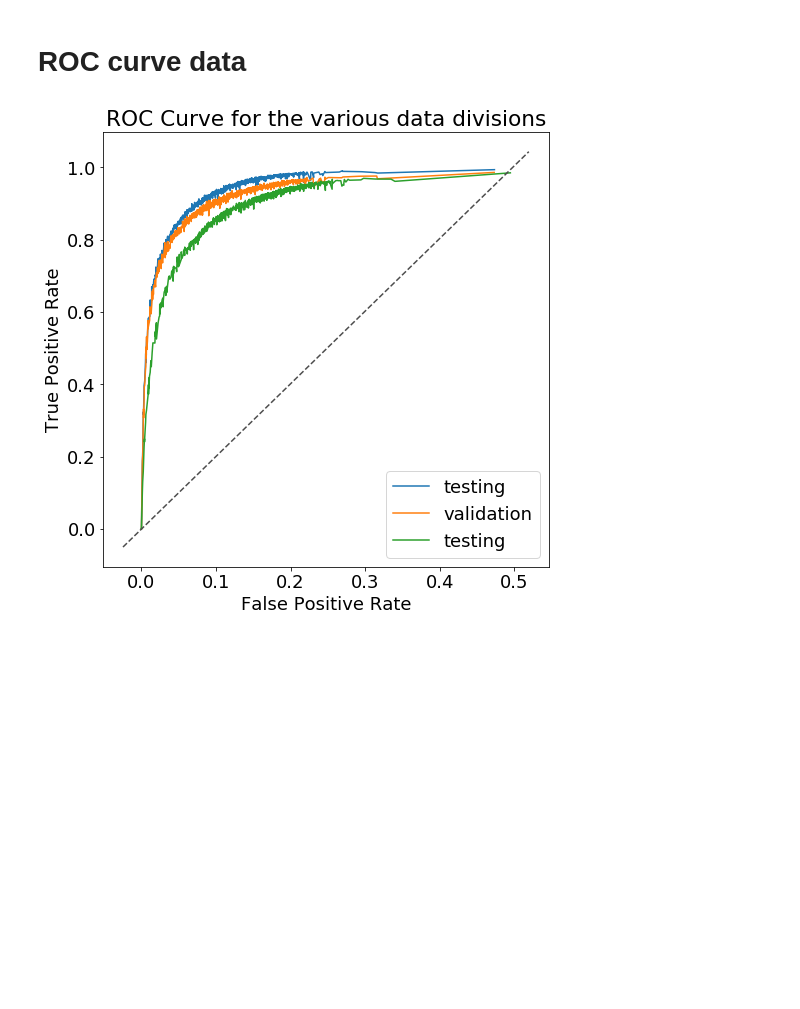
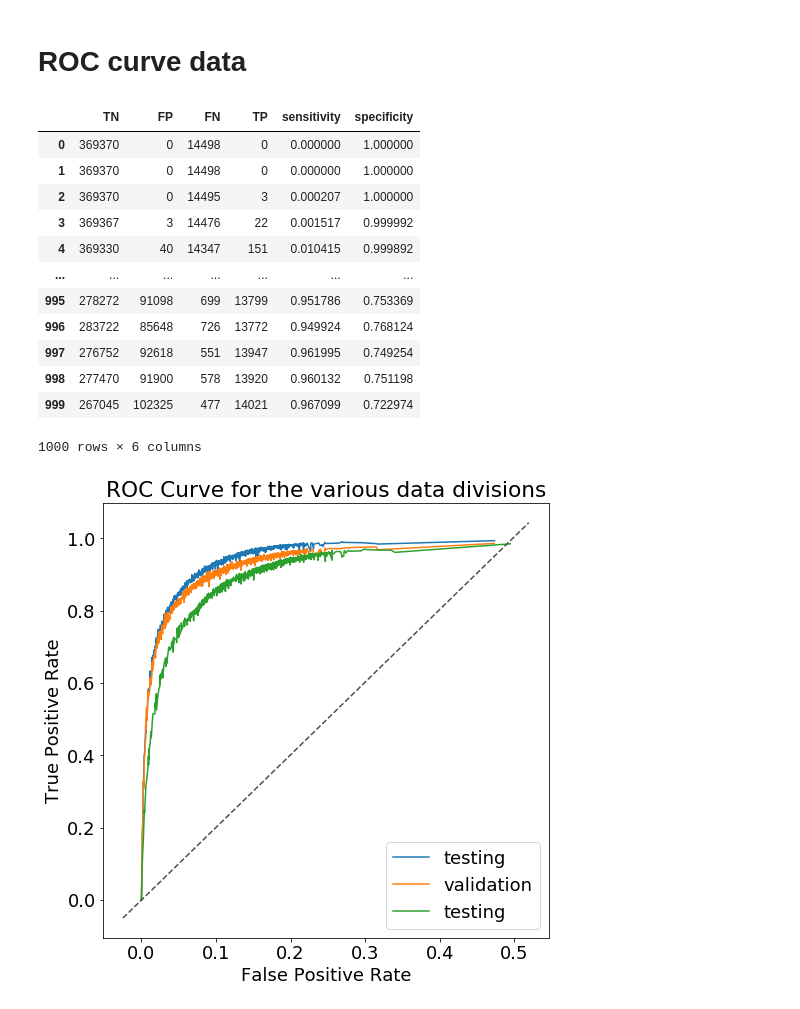
Before and after one commit to deprekate/CS273A-project, a Jupyter notebook: jupyter/plots_for_writeup.ipynb, the cells around one changed output. Drawn from its saved outputs; the diff is of its cells as text; code cells hidden in the pictures; blank space fills up the shorter version.

```diff
--- a/jupyter/plots_for_writeup.ipynb
+++ b/jupyter/plots_for_writeup.ipynb
@@ -89,16 +154,31 @@ ax.set_yticklabels(['{:,}'.format(int(x)) for x in ax.get_yticks().tolist()]);
 # %%
 # training
 roc_train = pd.read_csv('roc_train.tsv', header=0, sep='\t')
 roc_train['sensitivity'] = roc_train.TP / (roc_train.TP + roc_train.FN)
 roc_train['specificity'] = roc_train.TN / (roc_train.TN + roc_train.FP)
 # validation
 roc_valid = pd.read_csv('roc_valid.tsv', header=0, sep='\t')
 roc_valid['sensitivity'] = roc_valid.TP / (roc_valid.TP + roc_valid.FN)
 roc_valid['specificity'] = roc_valid.TN / (roc_valid.TN + roc_valid.FP)
 # testing
 roc_test = pd.read_csv('roc_test.tsv', header=0, sep='\t')
 roc_test['sensitivity'] = roc_test.TP / (roc_test.TP + roc_test.FN)
 roc_test['specificity'] = roc_test.TN / (roc_test.TN + roc_test.FP)
+roc_test
+# %% [output]
+|  | TN | FP | FN | TP | sensitivity | specificity |
+| 0 | 369370 | 0 | 14498 | 0 | 0.000000 | 1.000000 |
+| 1 | 369370 | 0 | 14498 | 0 | 0.000000 | 1.000000 |
+| 2 | 369370 | 0 | 14495 | 3 | 0.000207 | 1.000000 |
+| 3 | 369367 | 3 | 14476 | 22 | 0.001517 | 0.999992 |
+| 4 | 369330 | 40 | 14347 | 151 | 0.010415 | 0.999892 |
+| ... | ... | ... | ... | ... | ... | ... |
+| 995 | 278272 | 91098 | 699 | 13799 | 0.951786 | 0.753369 |
+| 996 | 283722 | 85648 | 726 | 13772 | 0.949924 | 0.768124 |
+| 997 | 276752 | 92618 | 551 | 13947 | 0.961995 | 0.749254 |
+| 998 | 277470 | 91900 | 578 | 13920 | 0.960132 | 0.751198 |
+| 999 | 267045 | 102325 | 477 | 14021 | 0.967099 | 0.722974 |
+1000 rows × 6 columns
 # %%
 plt.rcParams['figure.figsize'] = [8, 8]
 plt.rcParams.update({'font.size': 18})
```
Also changed, not shown: parts of 4 cells of this notebook.
